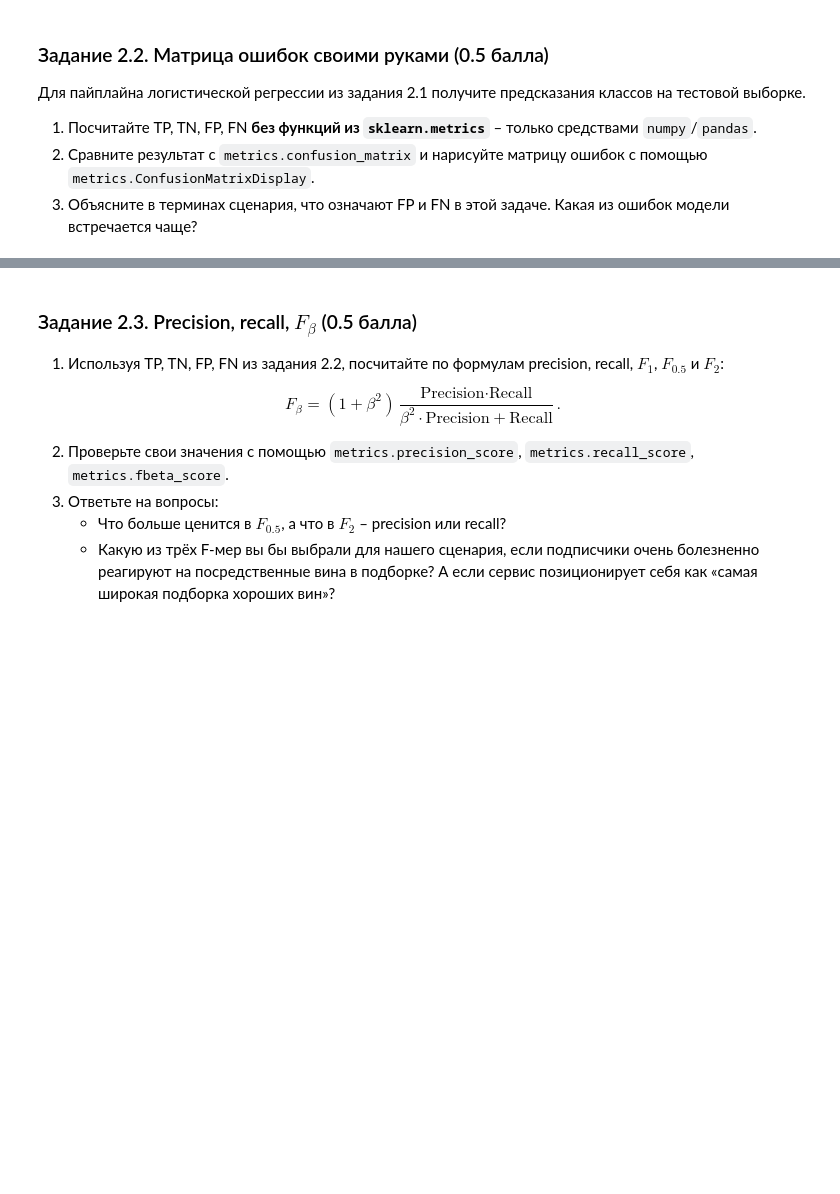
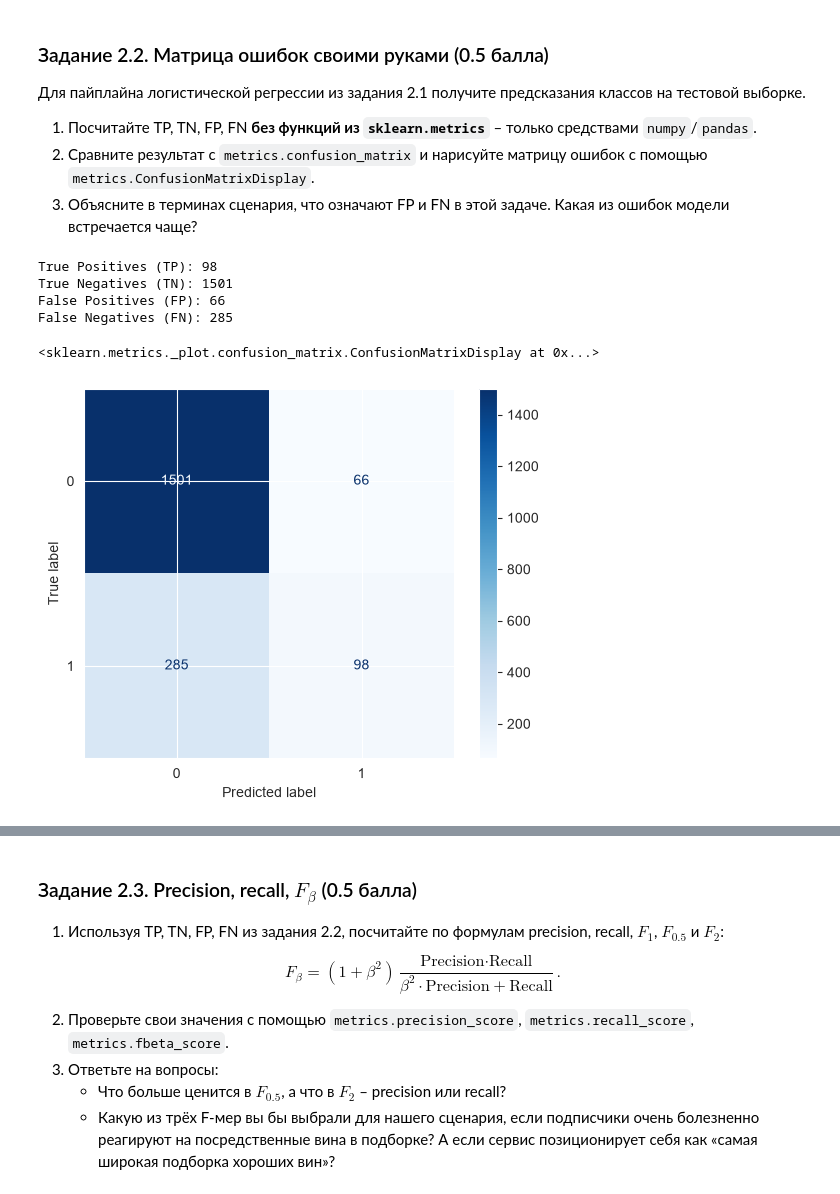
Before and after one commit to 0kskiy/ml_hse_2026, a Jupyter notebook: homework/hw_3/HW3_MMDA.ipynb, the cells around one changed output, grey strips where cells are left out. Cells and saved outputs as stored; diff of their text form; code cells hidden in the pictures; blank space fills up the shorter version.

```diff
--- a/homework/hw_3/HW3_MMDA.ipynb
+++ b/homework/hw_3/HW3_MMDA.ipynb
@@ -272,0 +583,13 @@ print('Train:', X_train.shape, ' Test:', X_test.shape)
+# %%
+from sklearn.dummy import DummyClassifier
+from sklearn.metrics import accuracy_score
+
+model_dummy = DummyClassifier(strategy='most_frequent')
+
+model_dummy.fit(X_train, y_train)
+
+dummy_pred = model_dummy.predict(X_test)
+
+dummy_accuracy = accuracy_score(y_test, dummy_pred)
+
+print(f'Dummy Classifier Accuracy: {dummy_accuracy:.4f}')
@@ -272,0 +598,14 @@ print('Train:', X_train.shape, ' Test:', X_test.shape)
+# %%
+from sklearn.pipeline import make_pipeline
+
+pipeline = make_pipeline(
+    StandardScaler(),
+    LogisticRegression()
+)
+
+model_pipeline = pipeline.fit(X_train, y_train)
+pipeline_pred = model_pipeline.predict(X_test)
+
+pipeline_accuracy = accuracy_score(y_test, pipeline_pred)
+
+print(f'Pipeline Logistic Regression Accuracy: {pipeline_accuracy:.4f}')
@@ -281,6 +631,26 @@ print('Train:', X_train.shape, ' Test:', X_test.shape)
 2. Сравните результат с `metrics.confusion_matrix` и нарисуйте матрицу ошибок с помощью `metrics.ConfusionMatrixDisplay`.
 3. Объясните в терминах сценария, что означают FP и FN в этой задаче. Какая из ошибок модели встречается чаще?
 # %%
-# ваше решение здесь
+TP = np.sum((pipeline_pred == 1) & (y_test == 1))
+print(f'True Positives (TP): {TP}')
+TN = np.sum((pipeline_pred == 0) & (y_test == 0))
+print(f'True Negatives (TN): {TN}')
+FP = np.sum((pipeline_pred == 1) & (y_test == 0))
+print(f'False Positives (FP): {FP}')
+FN = np.sum((pipeline_pred == 0) & (y_test == 1))
+print(f'False Negatives (FN): {FN}')
+# %% [output]
+True Positives (TP): 98
+True Negatives (TN): 1501
+False Positives (FP): 66
+False Negatives (FN): 285
+# %%
+from sklearn.metrics import confusion_matrix, ConfusionMatrixDisplay
+
+cm = confusion_matrix(y_test, pipeline_pred)
+ConfusionMatrixDisplay(confusion_matrix=cm, display_labels=model_pipeline.classes_).plot(cmap='Blues')
+# %% [output]
+<sklearn.metrics._plot.confusion_matrix.ConfusionMatrixDisplay at 0x...>
+[figure, added]
 # %% [markdown]
 *Ваши выводы здесь.*
```
Also changed, not shown: parts of 71 cells of this notebook, 6 other files.
